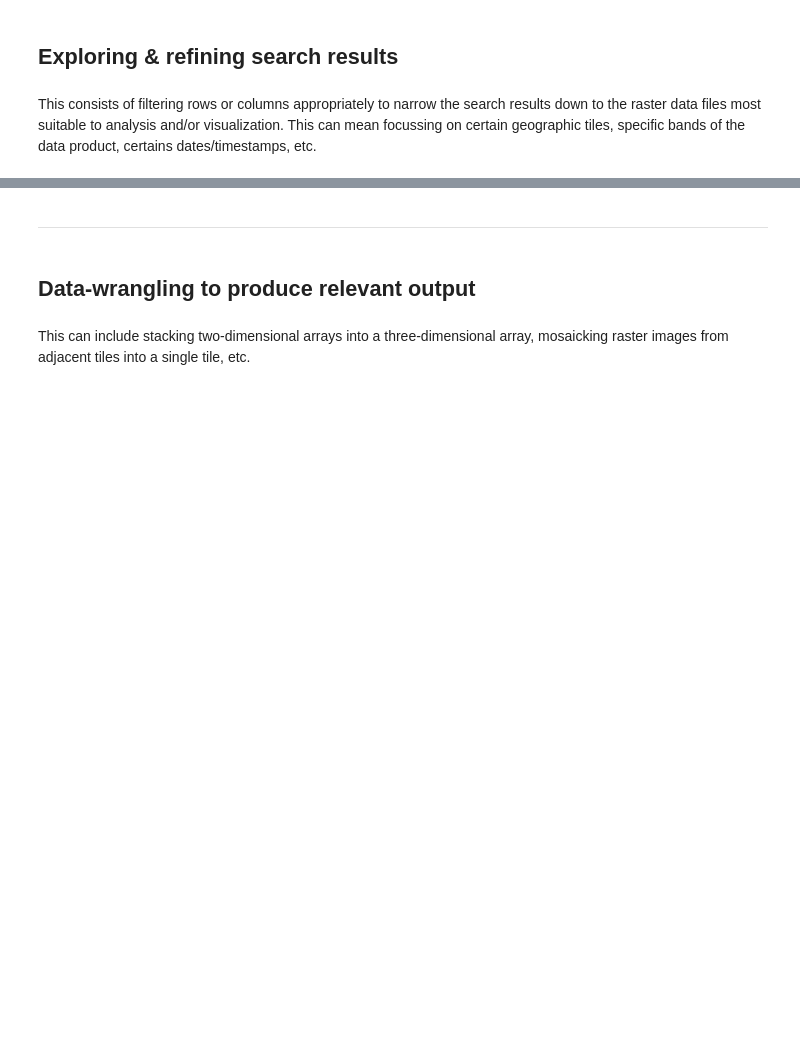
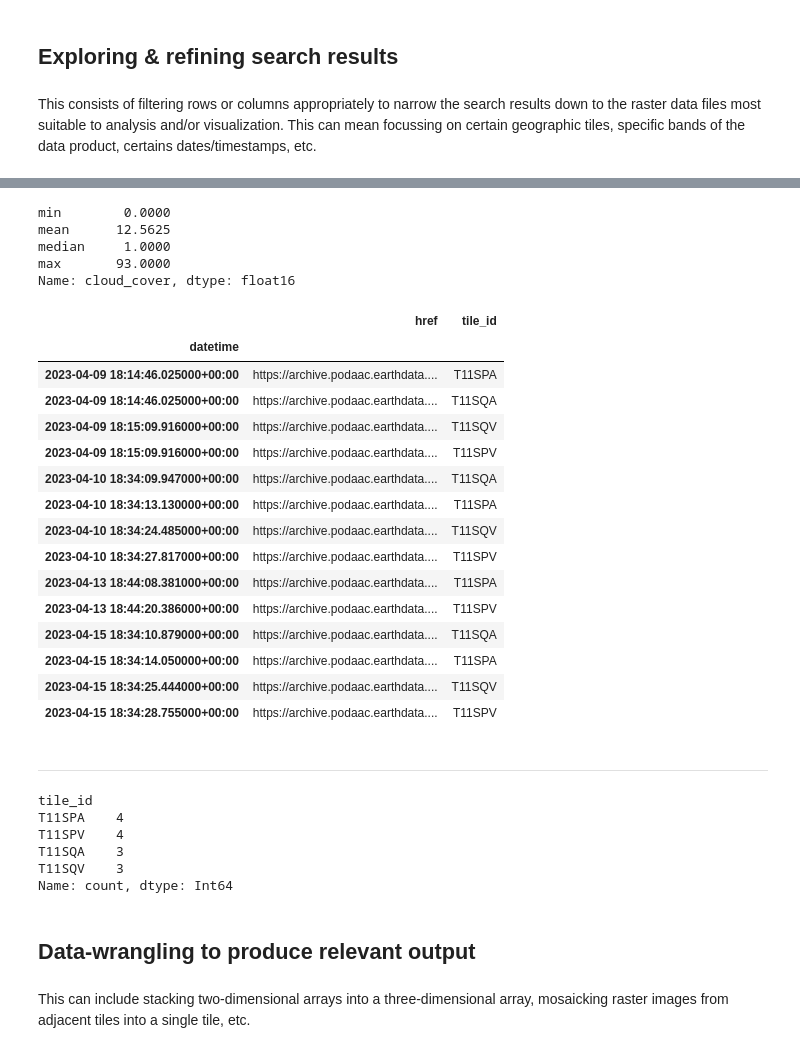
Before and after one commit to ScienceCore/pydata-nyc-2024-climaterisk, a Jupyter notebook: 04_Case_Studies/02_Lake_Mead_Mosaicking.ipynb, the cells around one changed output, grey strips where cells are left out. Drawn from its saved outputs; the diff is of its cells as text; code cells hidden in the pictures; blank space fills up the shorter version.

```diff
--- a/04_Case_Studies/02_Lake_Mead_Mosaicking.ipynb
+++ b/04_Case_Studies/02_Lake_Mead_Mosaicking.ipynb
@@ -169,7 +200,8 @@ Clean DataFrame `df` in ways that make sense (e.g., dropping unneeded columns/ro
 # %%
 df.datetime = pd.DatetimeIndex(df.datetime)
 df = df.drop(['start_datetime', 'end_datetime'], axis=1)
-df['eo:cloud_cover'] = df['eo:cloud_cover'].astype(np.float16)
+df = df.rename({'eo:cloud_cover':'cloud_cover'}, axis=1)
+df['cloud_cover'] = df['cloud_cover'].astype(np.float16)
 for col in ['asset', 'href', 'tile_id']:
     df[col] = df[col].astype(pd.StringDtype())
 df = df.set_index('datetime').sort_index()
@@ -187,5 +273,44 @@ df.tile_id.value_counts()
+# %%
+df.cloud_cover.agg(['min','mean','median','max'])
+# %% [output]
+min        0.0000
+mean      12.5625
+median     1.0000
+max       93.0000
+Name: cloud_cover, dtype: float16
+# %%
+c1 = (df.cloud_cover <= 10)
+c2 = (df.asset.str.contains('B01_WTR'))
+b01_wtr = df.loc[c1 & c2].drop(['asset', 'cloud_cover'], axis=1)
+b01_wtr
+# %% [output]
+|  | href | tile_id |
+| datetime |  |  |
+| 2023-04-09 18:14:46.025000+00:00 | https://archive.podaac.earthdata.... | T11SPA |
+| 2023-04-09 18:14:46.025000+00:00 | https://archive.podaac.earthdata.... | T11SQA |
+| 2023-04-09 18:15:09.916000+00:00 | https://archive.podaac.earthdata.... | T11SQV |
+| 2023-04-09 18:15:09.916000+00:00 | https://archive.podaac.earthdata.... | T11SPV |
+| 2023-04-10 18:34:09.947000+00:00 | https://archive.podaac.earthdata.... | T11SQA |
+| 2023-04-10 18:34:13.130000+00:00 | https://archive.podaac.earthdata.... | T11SPA |
+| 2023-04-10 18:34:24.485000+00:00 | https://archive.podaac.earthdata.... | T11SQV |
+| 2023-04-10 18:34:27.817000+00:00 | https://archive.podaac.earthdata.... | T11SPV |
+| 2023-04-13 18:44:08.381000+00:00 | https://archive.podaac.earthdata.... | T11SPA |
+| 2023-04-13 18:44:20.386000+00:00 | https://archive.podaac.earthdata.... | T11SPV |
+| 2023-04-15 18:34:10.879000+00:00 | https://archive.podaac.earthdata.... | T11SQA |
+| 2023-04-15 18:34:14.050000+00:00 | https://archive.podaac.earthdata.... | T11SPA |
+| 2023-04-15 18:34:25.444000+00:00 | https://archive.podaac.earthdata.... | T11SQV |
+| 2023-04-15 18:34:28.755000+00:00 | https://archive.podaac.earthdata.... | T11SPV |
 # %% [markdown]
 ---
+# %%
+b01_wtr.tile_id.value_counts()
+# %% [output]
+tile_id
+T11SPA    4
+T11SPV    4
+T11SQA    3
+T11SQV    3
+Name: count, dtype: Int64
 # %% [markdown]
 ## Data-wrangling to produce relevant output
 # %% [markdown]
```
Also changed, not shown: parts of 13 cells of this notebook.
